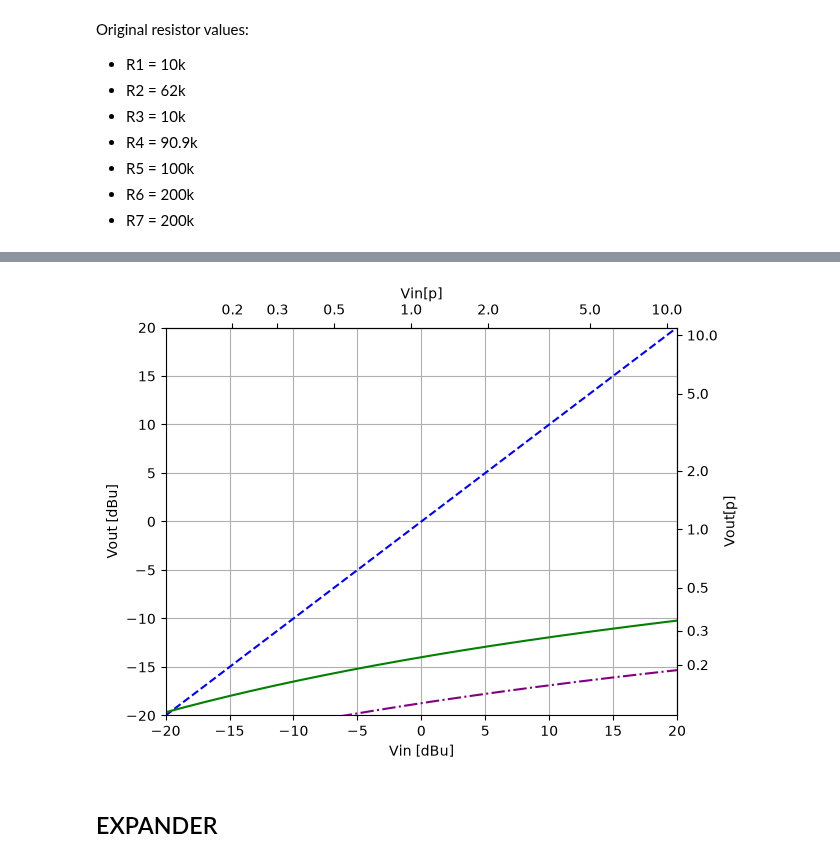
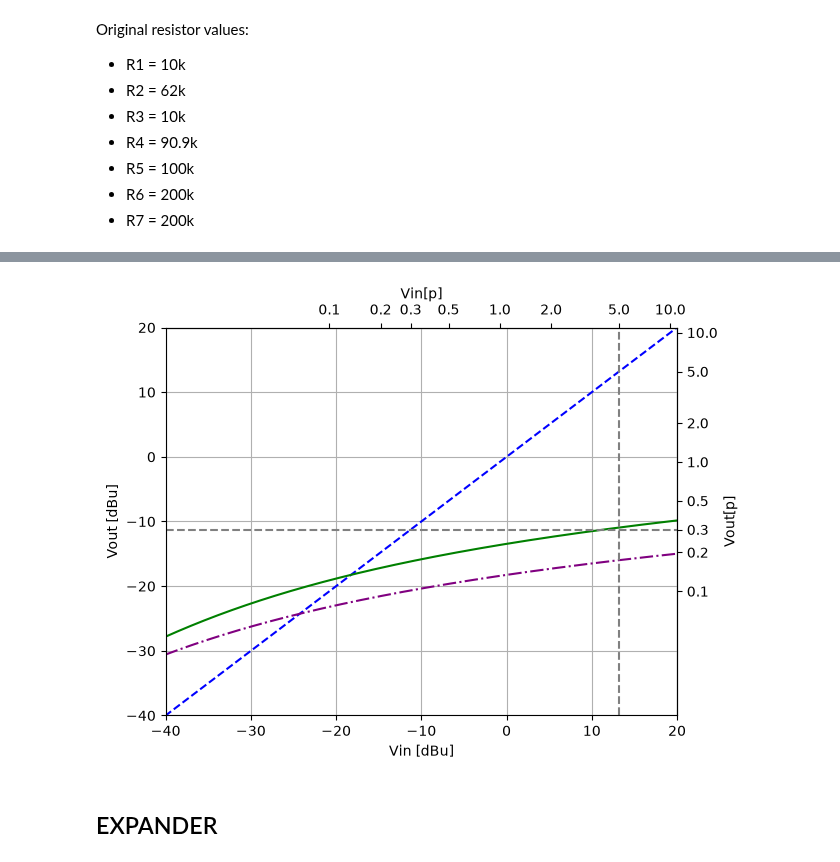
Before and after one commit to DeMarco/DMH-BBDelay, a Jupyter notebook: Simulations/tests.ipynb, the cells around one changed output, grey strips where cells are left out. Saved outputs shown, nothing was run; the diff lists cells and outputs as text; code cells hidden in the pictures.

```diff
--- a/Simulations/tests.ipynb
+++ b/Simulations/tests.ipynb
@@ -145,23 +145,25 @@ Text(0, 0.5, 'Vout[p]')
 # %%
 fig4, ax2 = plt.subplots(layout='constrained')
 ax2.plot(Vin_dBu, Vin_dBu, '--', color='blue')
 ax2.plot(Vin_dBu, Vout_dBu_o, '-.', color='purple')
 ax2.plot(Vin_dBu, Vout_dBu_n, '-', color='green')
 ax2.set_xlabel('Vin [dBu]')
 ax2.set_ylabel('Vout [dBu]')
-ax2.set_xlim(-20,20)
-ax2.set_ylim(-20,20)
+ax2.set_xlim(-40,20)
+ax2.set_ylim(-40,20)
+ax2.axvline(Vp2dBu(5), color='grey', ls='--')
+ax2.axhline(Vp2dBu(0.3), color='grey', ls='--')
 
 #secax2 = ax2.secondary_xaxis('top', functions=(dBu2rms, rms2dBu))
 secax2 = ax2.secondary_xaxis('top', functions=(dBu2Vp, Vp2dBu))
 secax2.set_xticks([0.1, 0.2, 0.3, 0.5, 1, 2, 5, 10])
 secax2.set_xlabel('Vin[p]')
 secax2 = ax2.secondary_yaxis('right', functions=(dBu2Vp, Vp2dBu))
 secax2.set_yticks([0.1, 0.2, 0.3, 0.5, 1, 2, 5, 10])
 secax2.set_ylabel('Vout[p]')
 plt.grid(which='both')
 # %% [output]
-[figure, old version]
+[figure, new version]
 # %% [markdown]
 ## EXPANDER
 # %%
```
Also changed, not shown: parts of 4 cells of this notebook, 1 other file.
